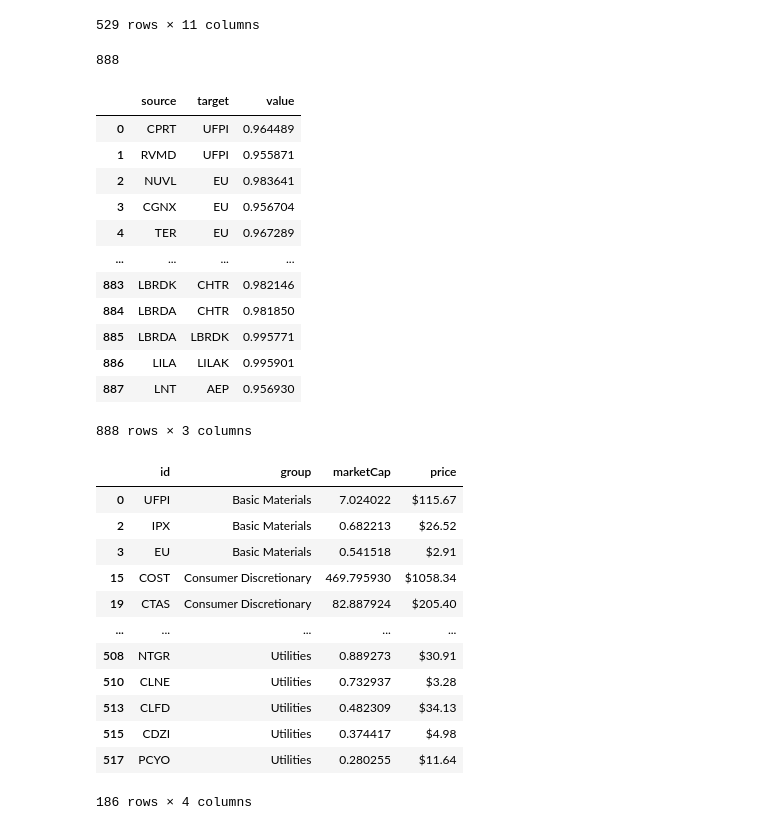
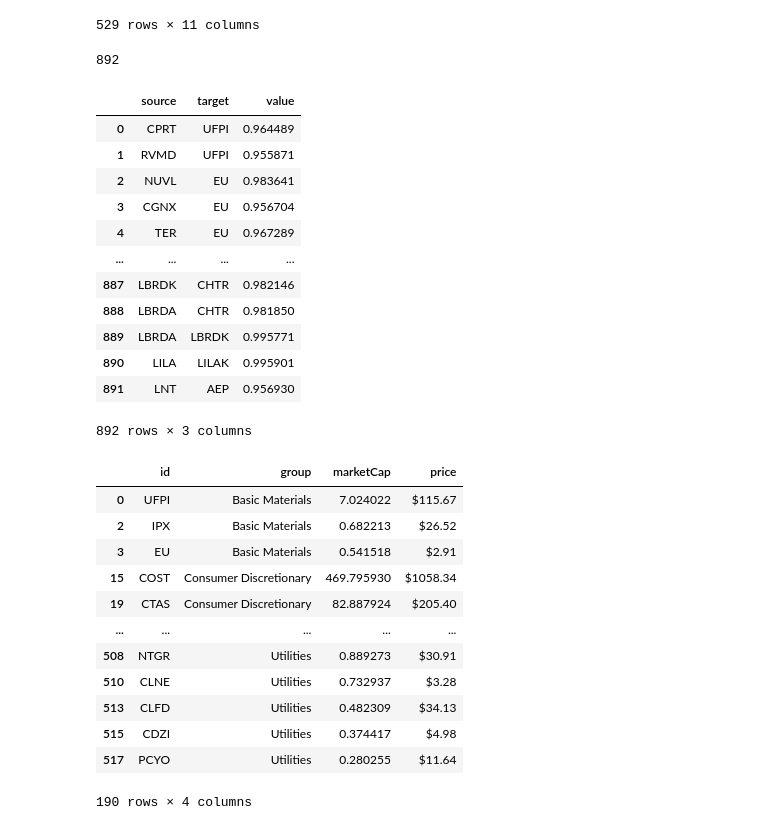
Before and after one commit to AHY123/Stock_Data_Network, a Jupyter notebook: beta_force_directed_data.ipynb, the cells around one changed output. Drawn from its saved outputs; the diff is of its cells as text; code cells hidden in the pictures.

```diff
--- a/beta_force_directed_data.ipynb
+++ b/beta_force_directed_data.ipynb
@@ -79,28 +79,28 @@ px.line(x=np.linspace(0, 1, 1000), y=num_edges, title='Number of Edges vs Thresh
 # %%
 upper_triangle = np.triu(matrix, k=1)
-row_indices, col_indices = np.where(upper_triangle > 0.95)
+row_indices, col_indices = np.where(np.abs(upper_triangle) > 0.95)
 print(len(row_indices))
 links = pd.DataFrame({
     'source': matrix.columns[col_indices],
     'target': matrix.columns[row_indices],
     'value': upper_triangle[row_indices, col_indices]
 })
 links
 # %% [output]
-888
+892
 |  | source | target | value |
 | 0 | CPRT | UFPI | 0.964489 |
 | 1 | RVMD | UFPI | 0.955871 |
 | 2 | NUVL | EU | 0.983641 |
 | 3 | CGNX | EU | 0.956704 |
 | 4 | TER | EU | 0.967289 |
 | ... | ... | ... | ... |
-| 883 | LBRDK | CHTR | 0.982146 |
-| 884 | LBRDA | CHTR | 0.981850 |
-| 885 | LBRDA | LBRDK | 0.995771 |
-| 886 | LILA | LILAK | 0.995901 |
-| 887 | LNT | AEP | 0.956930 |
+| 887 | LBRDK | CHTR | 0.982146 |
+| 888 | LBRDA | CHTR | 0.981850 |
+| 889 | LBRDA | LBRDK | 0.995771 |
+| 890 | LILA | LILAK | 0.995901 |
+| 891 | LNT | AEP | 0.956930 |
-888 rows × 3 columns
+892 rows × 3 columns
 # %%
 relevant_nodes = set(links['source'].unique()) | set(links['target'].unique())
 nodes = (labels[labels['Symbol']
@@ -127,7 +127,7 @@ nodes
 | 513 | CLFD | Utilities | 0.482309 | $34.13 |
 | 515 | CDZI | Utilities | 0.374417 | $4.98 |
 | 517 | PCYO | Utilities | 0.280255 | $11.64 |
-186 rows × 4 columns
+190 rows × 4 columns
 # %%
 nodes.to_json('stock_visualization/data/nodes.json', orient='records')
 links.to_json('stock_visualization/data/links.json', orient='records')
```
Also changed, not shown: parts of 2 cells of this notebook, 15 other files.
